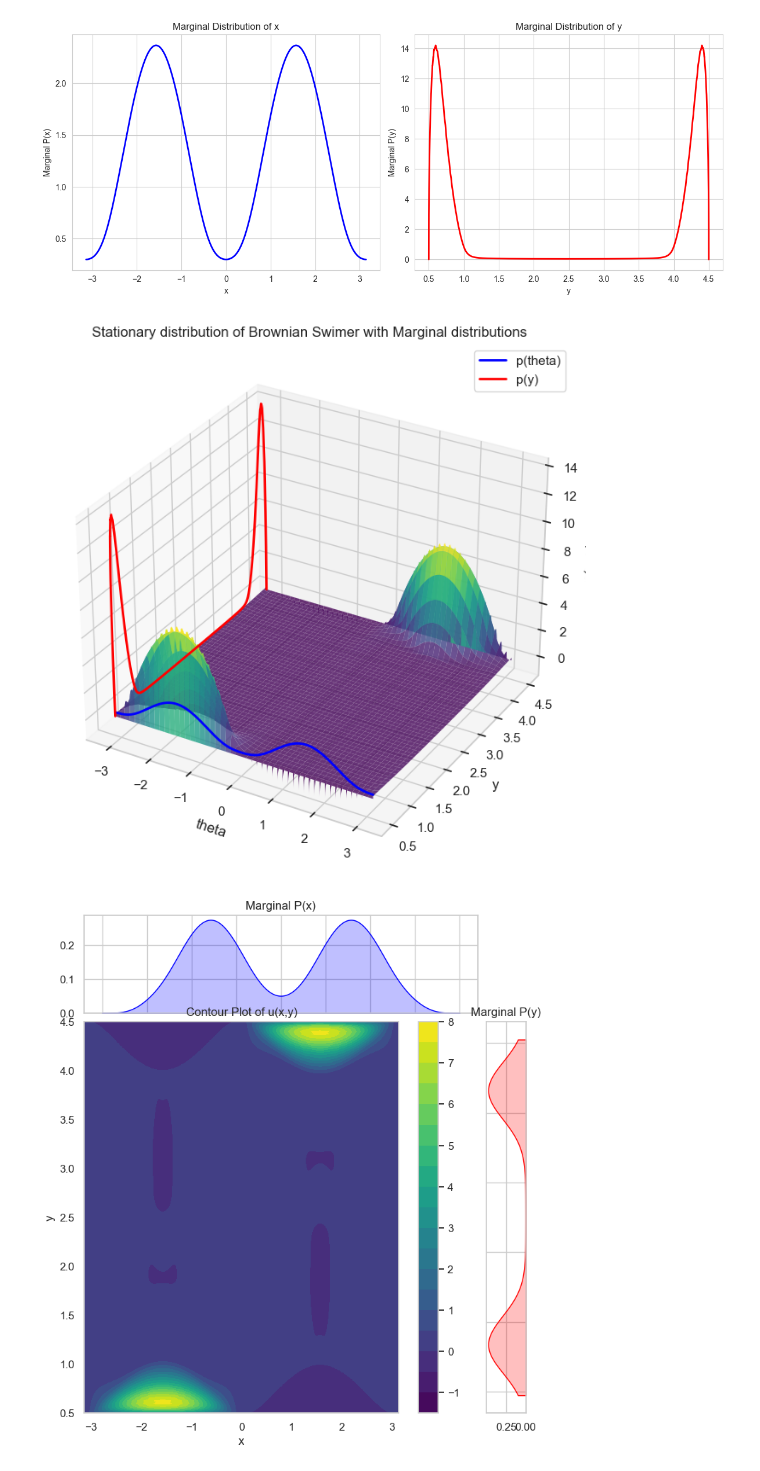
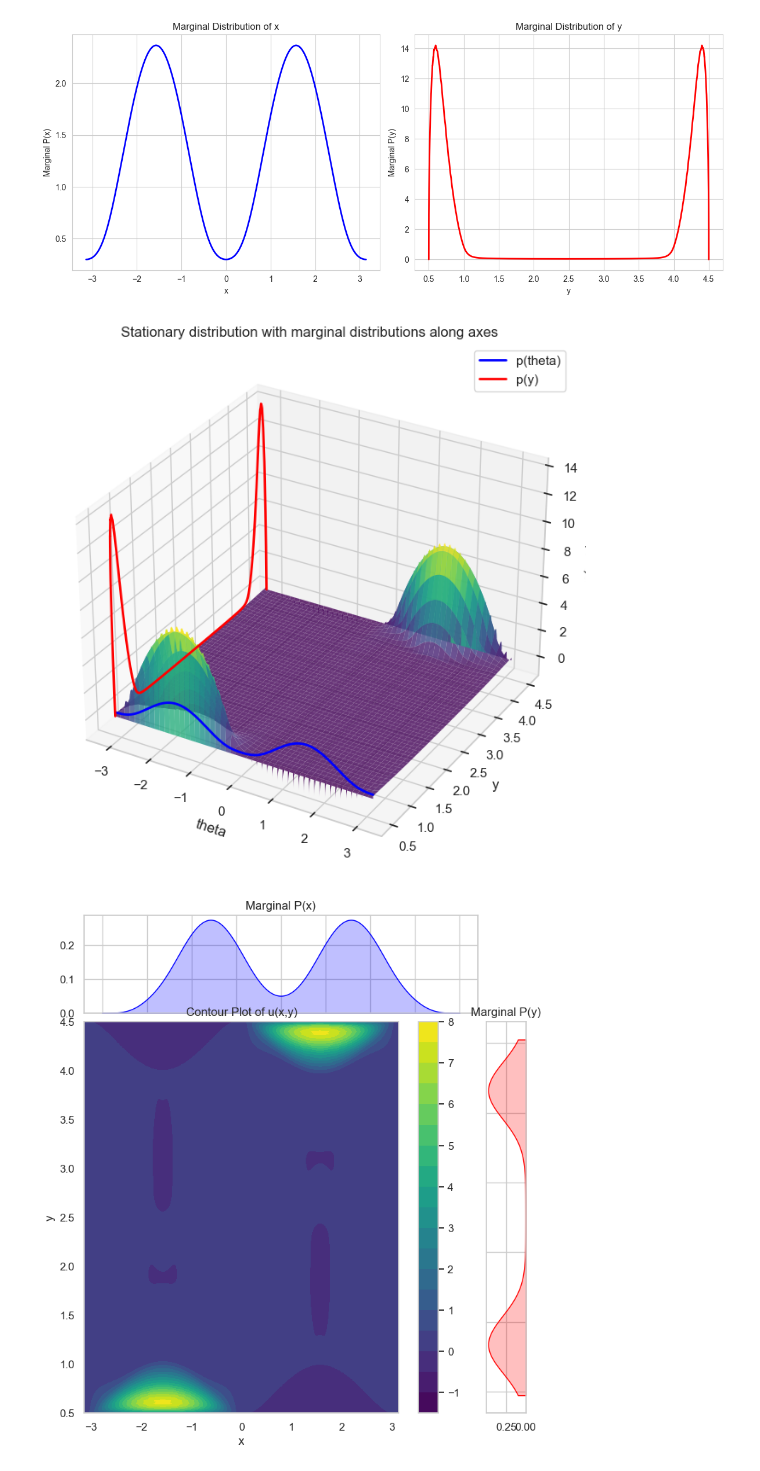
Before and after one commit to intimantripp/BrownianMicroswimmers, a Jupyter notebook: plotting.ipynb, the cells around one changed output. Drawn from its saved outputs; the diff is of its cells as text; code cells hidden in the pictures.

Commit message:
Final touches on presentation plots and gifs and things like that

```diff
--- a/plotting.ipynb
+++ b/plotting.ipynb
@@ -17,8 +17,8 @@ df.head()
 | 4 | -3.110227 | 0.500737 | 0.255493 |
 # %%
 # plot a heatmap
-x_unique = np.linspace(df['x'].min(), df['x'].max(), 10000)
-y_unique = np.linspace(df['y'].min(), df['y'].max(), 10000)
+x_unique = np.linspace(df['x'].min(), df['x'].max(), 1000)
+y_unique = np.linspace(df['y'].min(), df['y'].max(), 1000)
 X, Y = np.meshgrid(x_unique, y_unique)
 U = griddata((df['x'], df['y']), df['u'], (X, Y), method='cubic')
 U = np.nan_to_num(U, nan=0)
@@ -58,27 +58,27 @@ plt.show()
 # %%
 # Set up figure
 fig = plt.figure(figsize=(12, 8))
 ax = fig.add_subplot(111, projection='3d')
 
 # Surface plot of u(x, y)
 ax.plot_surface(X, Y, U, cmap='viridis', edgecolor='none', alpha=0.8)
 
 # Marginal P(x) - Add as a line plot on X-axis
 ax.plot(x_unique, np.full_like(x_unique, y_unique.min()), P_x, color='blue', lw=2, label='p(theta)')
 
 # Marginal P(y) - Add as a line plot on Y-axis
 ax.plot(np.full_like(y_unique, x_unique.min()), y_unique, P_y, color='red', lw=2, label='p(y)')
 
 # Labels
 ax.set_xlabel("theta")
 ax.set_ylabel("y")
 ax.set_zlabel("p(x, y)")
-ax.set_title("Stationary distribution of Brownian Swimer with Marginal distributions")
+ax.set_title("Stationary distribution with marginal distributions along axes")
 ax.legend()
 
 plt.show()
 # %% [output]
-[figure, old version]
+[figure, new version]
 # %%
 sns.set_theme(style="whitegrid")
 
```
Also changed, not shown: 12 other files.
